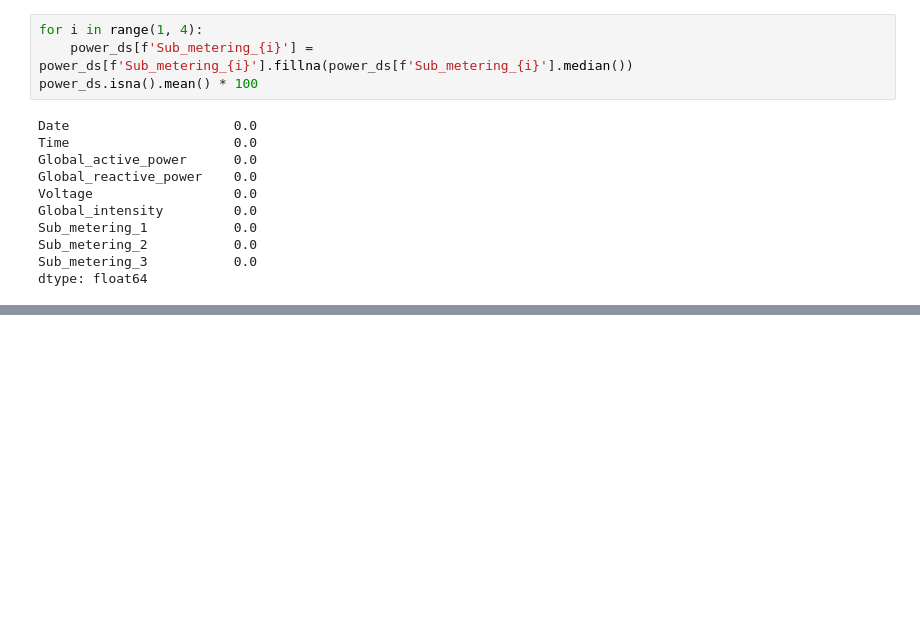
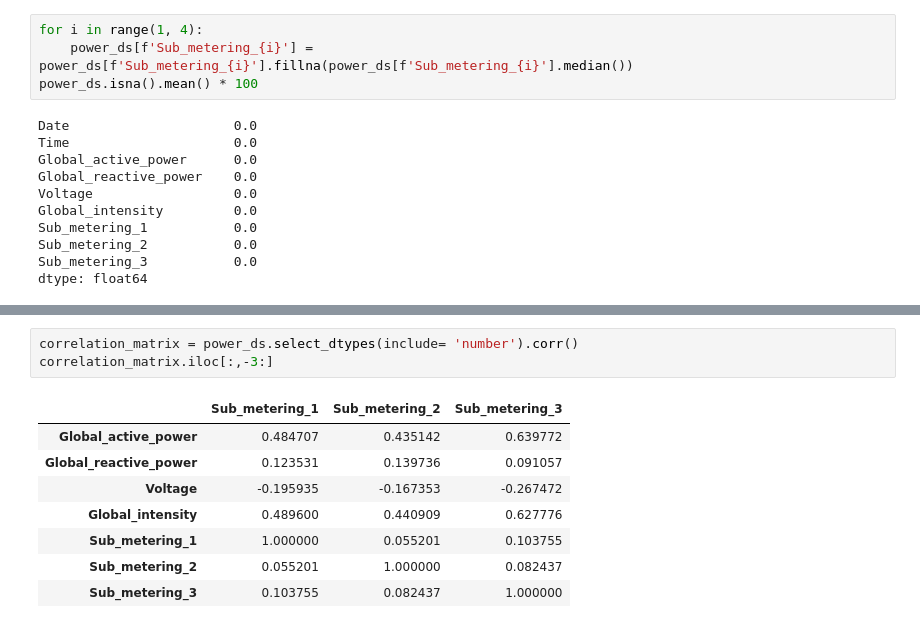
Before and after one commit to python-is-life2022/individual-household-electric-power-consumption, a Jupyter notebook: notebooks/individual-household-electric-power-consumption.ipynb, the cells around one changed output, grey strips where cells are left out. Drawn from its saved outputs; the diff is of its cells as text; blank space fills up the shorter version.

```diff
--- a/notebooks/individual-household-electric-power-consumption.ipynb
+++ b/notebooks/individual-household-electric-power-consumption.ipynb
@@ -517,0 +549,12 @@ dtype: float64
+# %%
+correlation_matrix = power_ds.select_dtypes(include= 'number').corr()
+correlation_matrix.iloc[:,-3:]
+# %% [output]
+|  | Sub_metering_1 | Sub_metering_2 | Sub_metering_3 |
+| Global_active_power | 0.484707 | 0.435142 | 0.639772 |
+| Global_reactive_power | 0.123531 | 0.139736 | 0.091057 |
+| Voltage | -0.195935 | -0.167353 | -0.267472 |
+| Global_intensity | 0.489600 | 0.440909 | 0.627776 |
+| Sub_metering_1 | 1.000000 | 0.055201 | 0.103755 |
+| Sub_metering_2 | 0.055201 | 1.000000 | 0.082437 |
+| Sub_metering_3 | 0.103755 | 0.082437 | 1.000000 |
```
Also changed, not shown: parts of 4 cells of this notebook.
